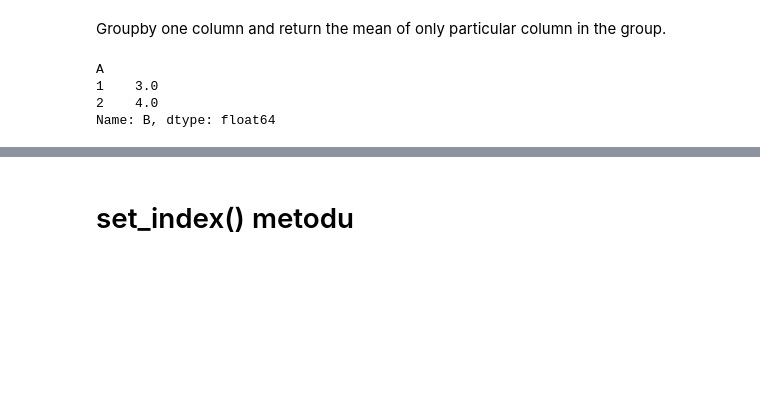
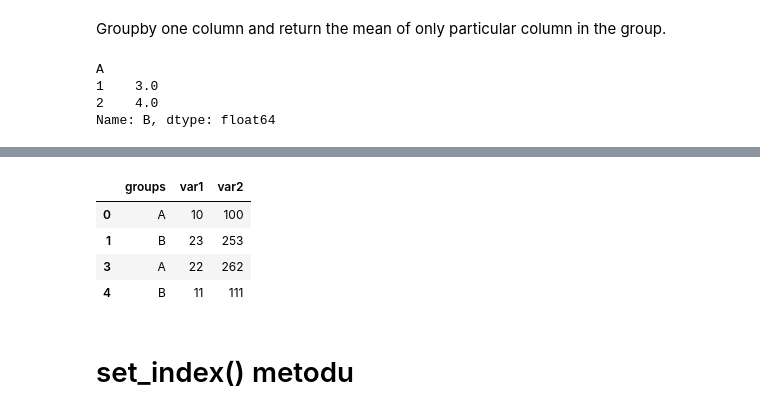
Before and after one commit to GurkanGitHub/Python, a Jupyter notebook: pandas_df_methods.ipynb, the cells around one changed output, grey strips where cells are left out. Cells and saved outputs as stored; diff of their text form; code cells hidden in the pictures; blank space fills up the shorter version.

```diff
--- a/pandas_df_methods.ipynb
+++ b/pandas_df_methods.ipynb
@@ -686,3 +807,11 @@ Name: B, dtype: float64
+# %%
+df.groupby("groups").filter(lambda x: x["var2"].sum()<444)
+# %% [output]
+|  | groups | var1 | var2 |
+| 0 | A | 10 | 100 |
+| 1 | B | 23 | 253 |
+| 3 | A | 22 | 262 |
+| 4 | B | 11 | 111 |
 # %% [markdown]
 # set_index() metodu
 # %% [markdown]
```
Also changed, not shown: parts of 19 cells of this notebook, 10 other files.
